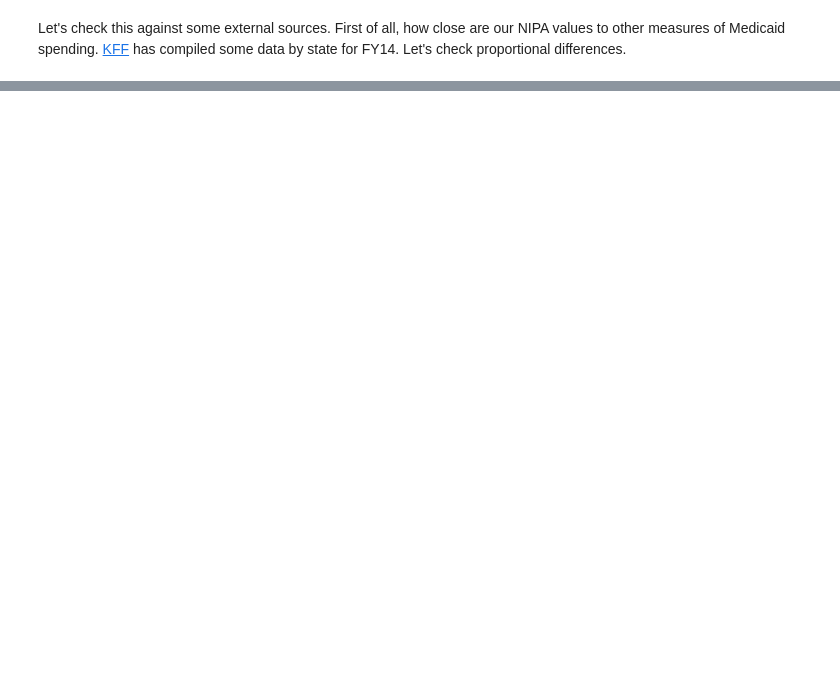
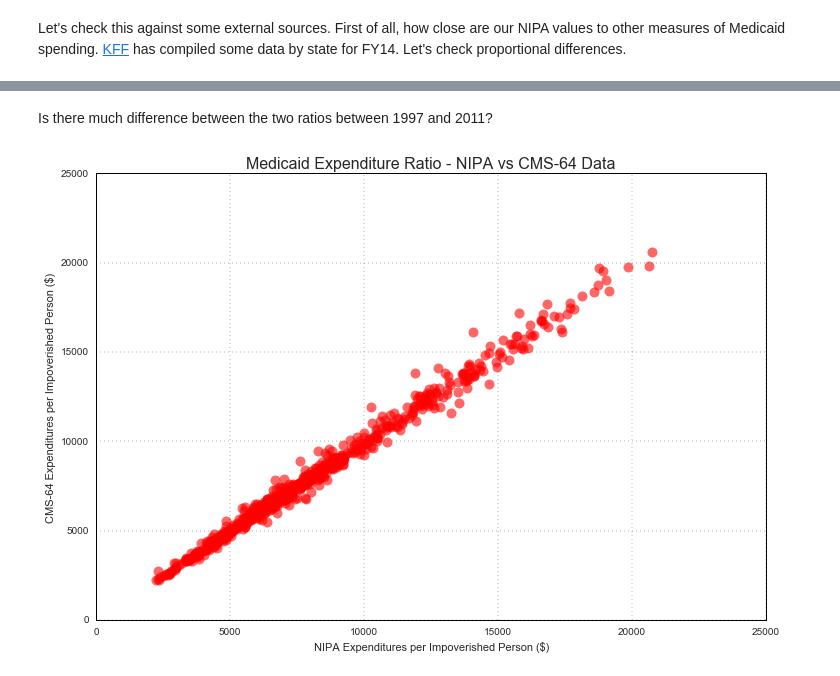
Before and after one commit to choct155/work_scratch, a Jupyter notebook: mcaid_by_state.ipynb, the cells around one changed output, grey strips where cells are left out. Drawn from its saved outputs; the diff is of its cells as text; code cells hidden in the pictures; blank space fills up the shorter version.

```diff
--- a/mcaid_by_state.ipynb
+++ b/mcaid_by_state.ipynb
@@ -473,0 +481,14 @@ pop2010_
+# %%
+#Read in data
+cms64=pd.read_csv('cms_64_by_st_97_11.csv')
+
+#Replace DC abbreviation
+cms64=cms64.replace('Dist. Of Col.','District of Columbia')
+
+#Set index
+cms64.set_index(['state','year'],inplace=True)
+
+#Sort idnex
+cms64.sortlevel(0,inplace=True)
+
+cms64.head(10)
@@ -473,0 +510,8 @@ pop2010_
+# %%
+#Join to poverty data
+pov['cms64']=cms64['regular'].ix[pov.index]/1000.
+
+#Calculate Medicaid (CMS-64) per impoverished person
+pov['mcaid_ip_cms64']=pov['cms64']/pov['num_pov']
+
+pov
@@ -473,0 +538,15 @@ pop2010_
+# %% [markdown]
+Is there much difference between the two ratios between 1997 and 2011?
+# %%
+#Generate plot object
+fig,ax=plt.subplots(figsize=(12,8))
+
+#Plot regular vs admin
+ax.scatter(pov['mcaid_ip'],pov['mcaid_ip_cms64'],s=100,alpha=.6,c='r',lw=0)
+
+#Fix labels
+ax.set_title('Medicaid Expenditure Ratio - NIPA vs CMS-64 Data',fontsize=16)
+ax.set_xlabel('NIPA Expenditures per Impoverished Person ($)')
+ax.set_ylabel('CMS-64 Expenditures per Impoverished Person ($)');
+# %% [output]
+[figure, added]
```
Also changed, not shown: parts of 26 cells of this notebook, 6 other files.
